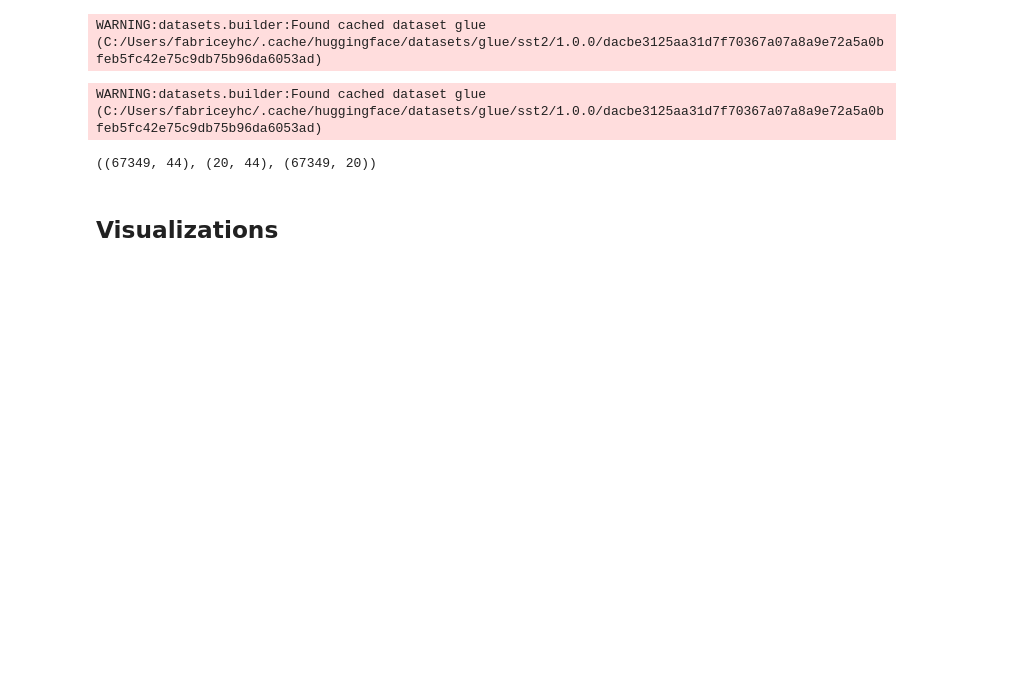
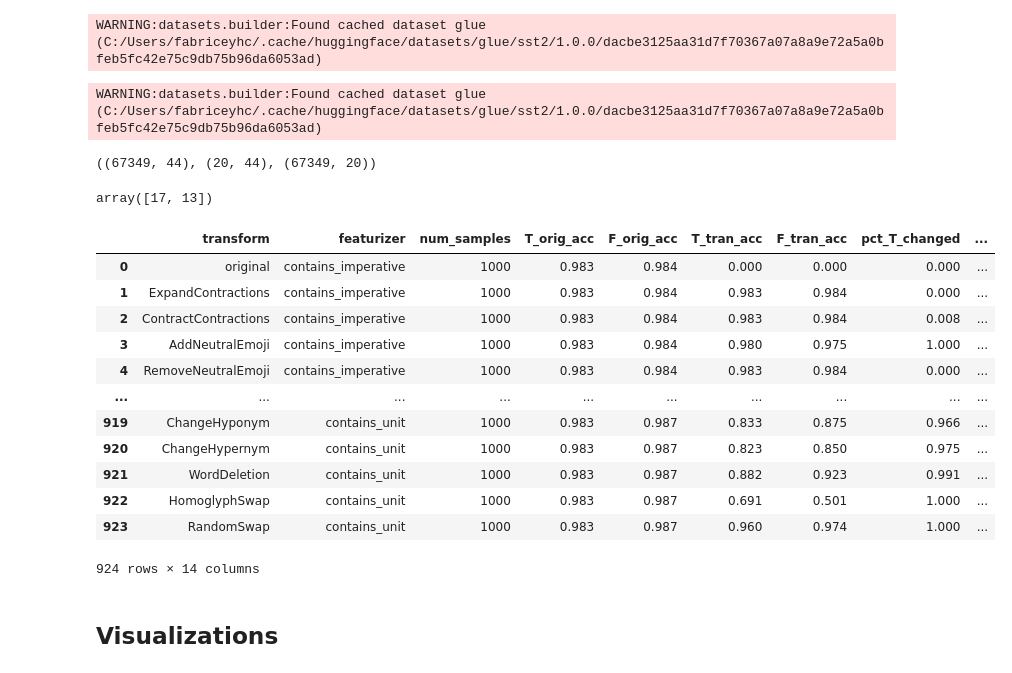
Before and after one commit to Wauplin/fada, a Jupyter notebook: fada - augment.ipynb, the cells around one changed output. Cells and saved outputs as stored; diff of their text form; code cells hidden in the pictures; blank space fills up the shorter version.

```diff
--- a/fada - augment.ipynb
+++ b/fada - augment.ipynb
@@ -841,10 +841,33 @@ df_policy        = fada.construct_transform_feature_policy()
 policy_probs     = fada.implement_policy_probabilities()
 # %% [output]
 WARNING:datasets.builder:Found cached dataset glue (C:/Users/fabriceyhc/.cache/huggingface/datasets/glue/sst2/1.0.0/dacbe3125aa31d7f70367a07a8a9e72a5a0bfeb5fc42e75c9db75b96da6053ad)
-# %%
-feature_matrix.shape, df_policy.shape, policy_probs.shape
-# %% [output]
-((67349, 44), (20, 44), (67349, 20))
+# %%
+feature_matrix.shape, df_policy.shape, policy_probs.shape
+# %% [output]
+((67349, 44), (20, 44), (67349, 20))
+# %%
+transforms = policy_probs.iloc[0].index
+probs = policy_probs.iloc[0].values
+
+np.random.choice(range(len(transforms)), size=2, p=probs, replace=False)
+# %% [output]
+array([17, 13])
+# %%
+pd.read_csv("transform_feature_analysis.csv")
+# %% [output]
+|  | transform | featurizer | num_samples | T_orig_acc | F_orig_acc | T_tran_acc | F_tran_acc | pct_T_changed | ... |
+| 0 | original | contains_imperative | 1000 | 0.983 | 0.984 | 0.000 | 0.000 | 0.000 | ... |
+| 1 | ExpandContractions | contains_imperative | 1000 | 0.983 | 0.984 | 0.983 | 0.984 | 0.000 | ... |
+| 2 | ContractContractions | contains_imperative | 1000 | 0.983 | 0.984 | 0.983 | 0.984 | 0.008 | ... |
+| 3 | AddNeutralEmoji | contains_imperative | 1000 | 0.983 | 0.984 | 0.980 | 0.975 | 1.000 | ... |
+| 4 | RemoveNeutralEmoji | contains_imperative | 1000 | 0.983 | 0.984 | 0.983 | 0.984 | 0.000 | ... |
+| ... | ... | ... | ... | ... | ... | ... | ... | ... | ... |
+| 919 | ChangeHyponym | contains_unit | 1000 | 0.983 | 0.987 | 0.833 | 0.875 | 0.966 | ... |
+| 920 | ChangeHypernym | contains_unit | 1000 | 0.983 | 0.987 | 0.823 | 0.850 | 0.975 | ... |
+| 921 | WordDeletion | contains_unit | 1000 | 0.983 | 0.987 | 0.882 | 0.923 | 0.991 | ... |
+| 922 | HomoglyphSwap | contains_unit | 1000 | 0.983 | 0.987 | 0.691 | 0.501 | 1.000 | ... |
+| 923 | RandomSwap | contains_unit | 1000 | 0.983 | 0.987 | 0.960 | 0.974 | 1.000 | ... |
+924 rows × 14 columns
 # %% [markdown]
 ## Visualizations
 # %%
```
Also changed, not shown: parts of 1 cell of this notebook.
